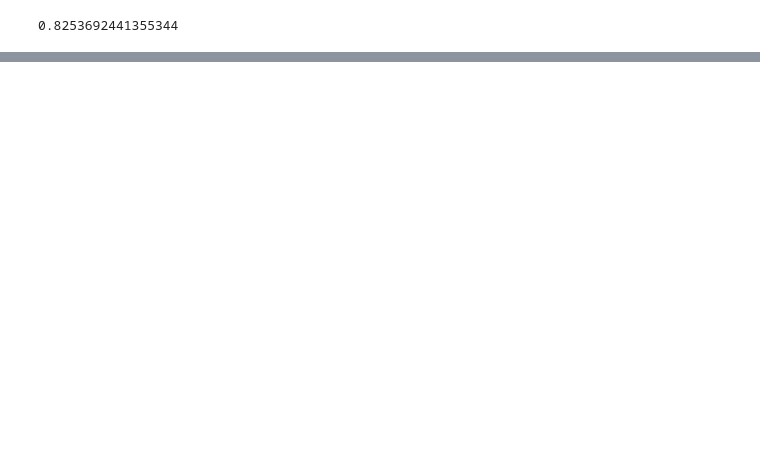
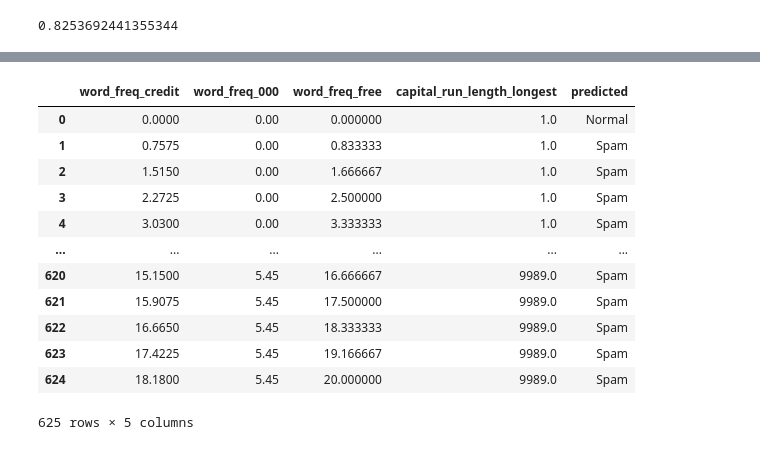
Before and after one commit to SusanLiu628/Dsci-100-project, a Jupyter notebook: Data analysis.ipynb, the cells around one changed output, grey strips where cells are left out. Saved outputs shown, nothing was run; the diff lists cells and outputs as text; code cells hidden in the pictures; blank space fills up the shorter version.

```diff
--- a/Data analysis.ipynb
+++ b/Data analysis.ipynb
@@ -218,25 +239,41 @@ test_plot
 # %%
 # visualizing the "barrier" between where the classifer catagorized spam or non spam
 
 # we need to create a fake dataframe and cover a grid of values from the range of the largest to smallest data value in each varible column
 
-# these lines get a evenly spaced out list of values that lie between each varible's min and max values
+# these lines get a evenly spaced out list of values that lie between each variable's min and max values
 credit_grid = np.linspace(spam["word_freq_credit"].min(), spam["word_freq_credit"].max(), 25)
 zeros_grid = np.linspace(spam["word_freq_000"].min(), spam["word_freq_000"].max(), 25)
 free_grid = np.linspace(spam["word_freq_free"].min(), spam["word_freq_free"].max(), 25)
 capital_grid = np.linspace(spam["capital_run_length_longest"].min(), spam["capital_run_length_longest"].max(), 25)
 
-# these lines "mesh" the lists together into a grid. Since we had 4 varibles and can't make a 4 dimentional grid, we grouped the variables
+# these lines "mesh" the lists together into a grid. Since we had 4 variables and can't make a 4 dimensional grid, we grouped the variables
 # into 2 grids then used concat to create a single data frame that had a grid of values
 grid_pairs1 = pd.DataFrame(np.array(np.meshgrid(credit_grid, zeros_grid)).reshape(2, -1).T).rename(columns = {0: "word_freq_credit",
                                                                                                                  1: "word_freq_000"})
 
 grid_pairs2 = pd.DataFrame(np.array(np.meshgrid(free_grid, capital_grid)).reshape(2, -1).T).rename(columns = {0: "word_freq_free",
                                                                                                                   1: "capital_run_length_longest"})
 bkg_grid = pd.concat([grid_pairs1, grid_pairs2], axis = 1)
 
 # predicting on the new fake data set using our model
 bkg_grid = bkg_grid.assign(predicted = best_model.predict(bkg_grid))
+
+bkg_grid
+# %% [output]
+|  | word_freq_credit | word_freq_000 | word_freq_free | capital_run_length_longest | predicted |
+| 0 | 0.0000 | 0.00 | 0.000000 | 1.0 | Normal |
+| 1 | 0.7575 | 0.00 | 0.833333 | 1.0 | Spam |
+| 2 | 1.5150 | 0.00 | 1.666667 | 1.0 | Spam |
+| 3 | 2.2725 | 0.00 | 2.500000 | 1.0 | Spam |
+| 4 | 3.0300 | 0.00 | 3.333333 | 1.0 | Spam |
+| ... | ... | ... | ... | ... | ... |
+| 620 | 15.1500 | 5.45 | 16.666667 | 9989.0 | Spam |
+| 621 | 15.9075 | 5.45 | 17.500000 | 9989.0 | Spam |
+| 622 | 16.6650 | 5.45 | 18.333333 | 9989.0 | Spam |
+| 623 | 17.4225 | 5.45 | 19.166667 | 9989.0 | Spam |
+| 624 | 18.1800 | 5.45 | 20.000000 | 9989.0 | Spam |
+625 rows × 5 columns
 # %%
 # this is the predictions on the fake data. By blowing up the size of the circles to 500, we can effectively "shade the background" where the
 # model would have predicted spam or not spam.
```
Also changed, not shown: parts of 18 cells of this notebook, 1 other file.
